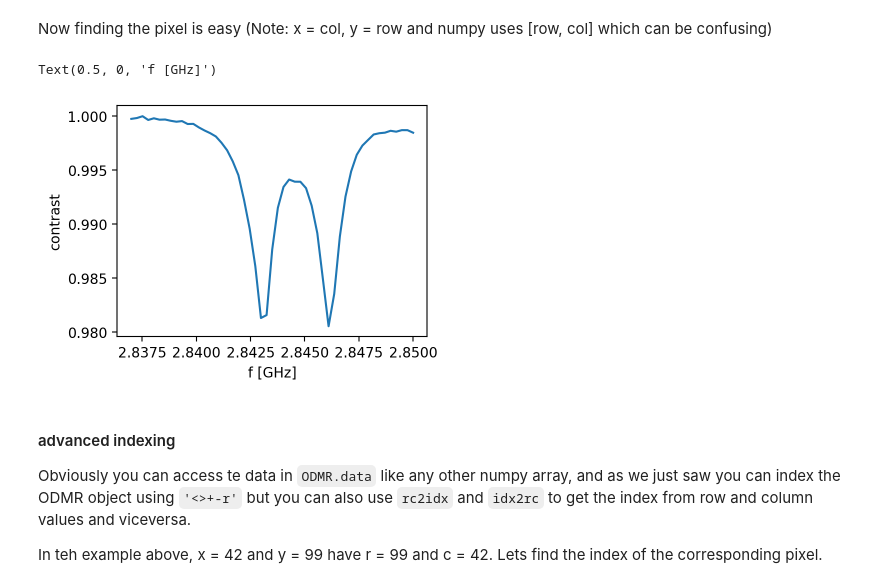
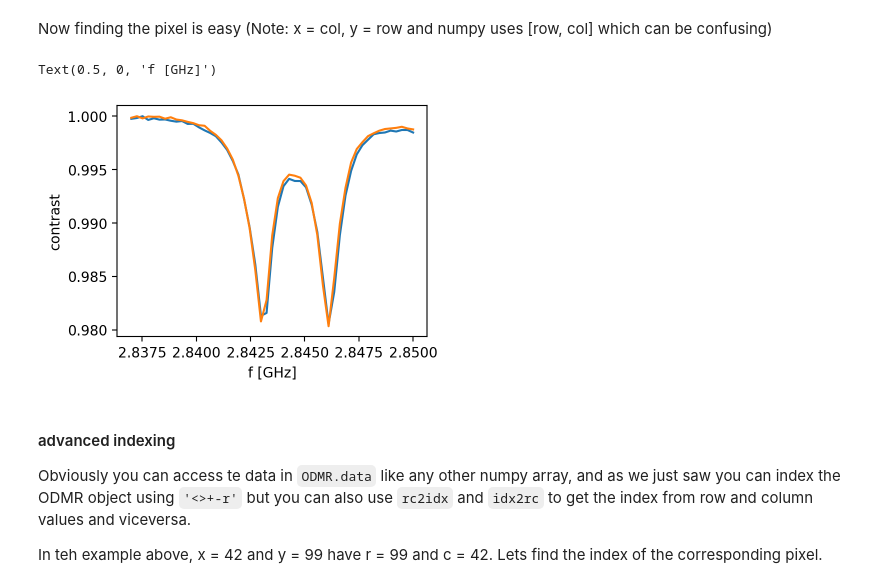
Before and after one commit to MikeVolk/QDMpy, a Jupyter notebook: tutorial.ipynb, the cells around one changed output. Drawn from its saved outputs; the diff is of its cells as text; code cells hidden in the pictures.

```diff
--- a/tutorial.ipynb
+++ b/tutorial.ipynb
@@ -188,11 +186,12 @@ This makes it harder to get the data of the pixel at x = 42, and y = 99 for exam
 Now finding the pixel is easy (Note: x = col, y = row and numpy uses [row, col] which can be confusing)
 # %%
 plt.plot(odmr_inst.f_ghz[0], odmr_inst['<+r'][99,42])
+plt.plot(odmr_inst.f_ghz[0], odmr_inst['<-r'][99,42])
 plt.ylabel('contrast')
 plt.xlabel('f [GHz]')
 # %% [output]
 Text(0.5, 0, 'f [GHz]')
-[figure, old version]
+[figure, new version]
 # %% [markdown]
 #### advanced indexing
 Obviously you can access te data in `ODMR.data` like any other numpy array, and as we just saw you can index the ODMR object using `'<>+-r'` but you can also use `rc2idx` and `idx2rc` to get the index from row and column values and viceversa.
```
Also changed, not shown: parts of 12 cells of this notebook.
